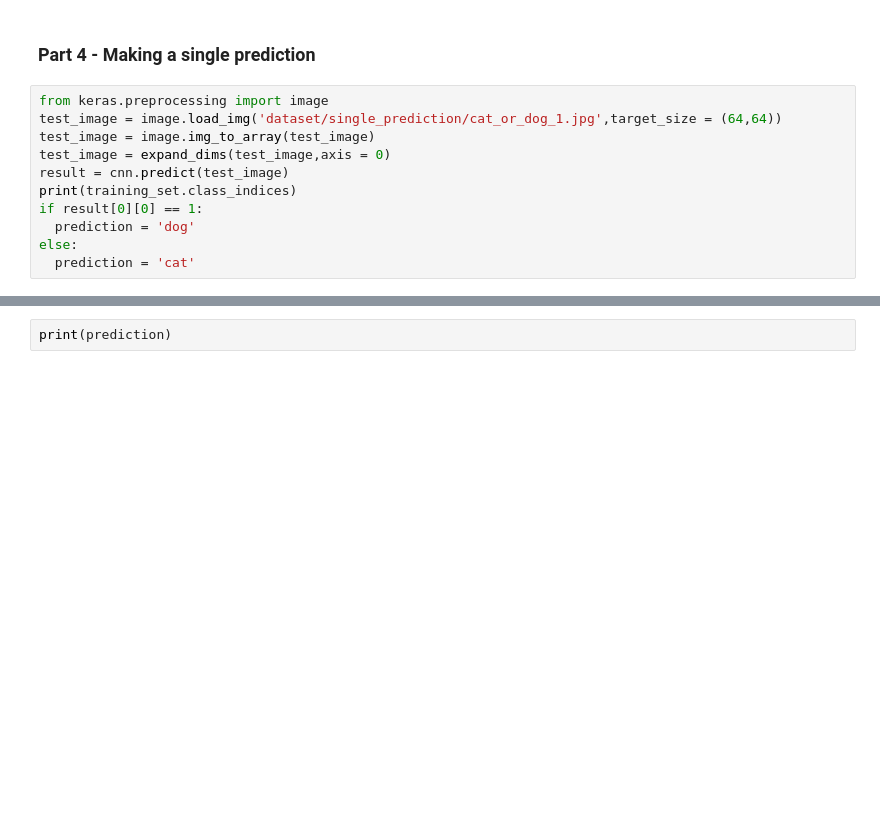
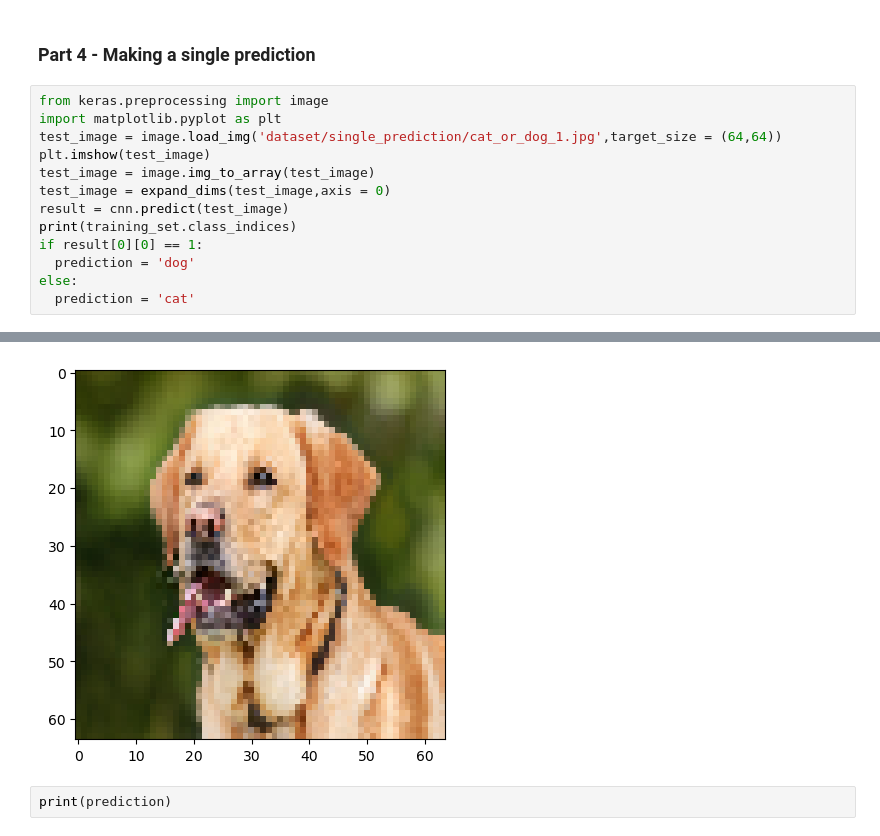
Before and after one commit to Harsha-nnk123/Deep-Learning, a Jupyter notebook: cnn_dogs_or_cats.ipynb, the cells around one changed output, grey strips where cells are left out. Cells and saved outputs as stored; diff of their text form; blank space fills up the shorter version.

```diff
--- a/cnn_dogs_or_cats.ipynb
+++ b/cnn_dogs_or_cats.ipynb
@@ -109,7 +129,9 @@ Epoch 30/30
 ### Part 4 - Making a single prediction
 # %%
 from keras.preprocessing import image
+import matplotlib.pyplot as plt
 test_image = image.load_img('dataset/single_prediction/cat_or_dog_1.jpg',target_size = (64,64))
+plt.imshow(test_image)
 test_image = image.img_to_array(test_image)
 test_image = expand_dims(test_image,axis = 0)
 result = cnn.predict(test_image)
@@ -123,4 +145,5 @@ else:
 {'cats': 0, 'dogs': 1}
+[figure, added]
 # %%
 print(prediction)
 # %% [output]
```
Also changed, not shown: parts of 3 cells of this notebook.
